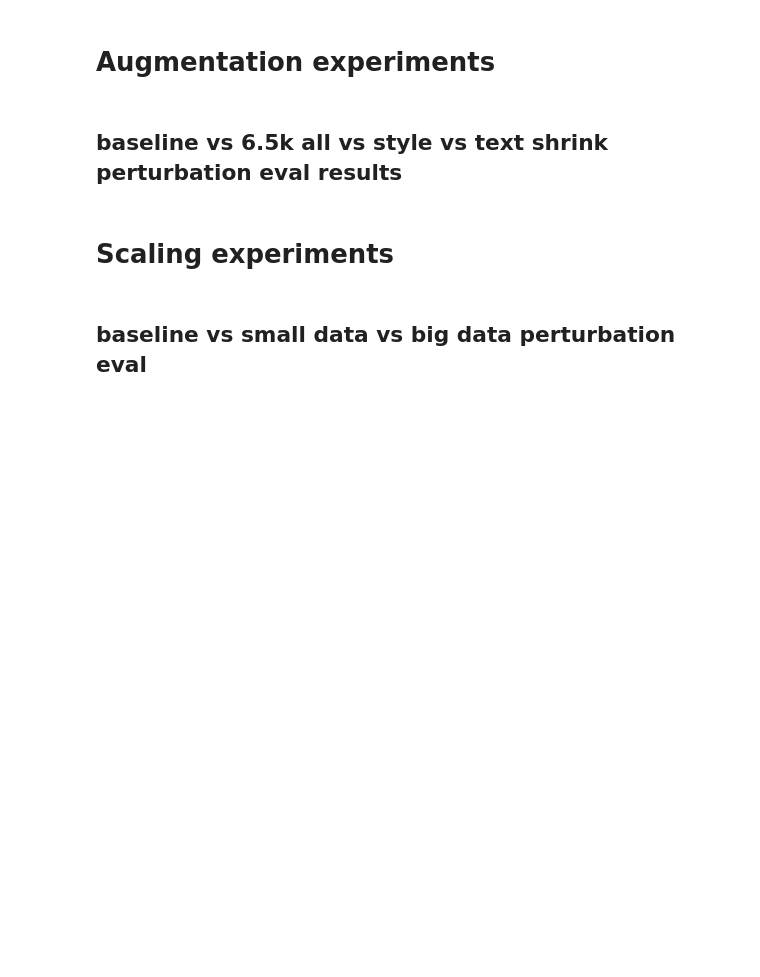
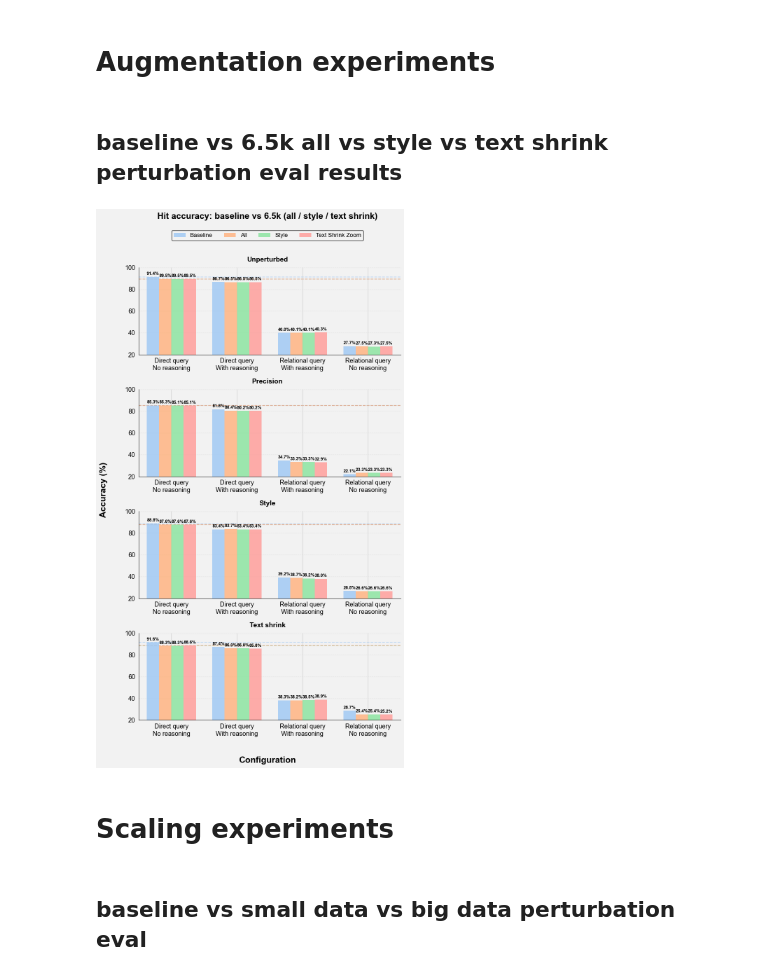
Before and after one commit to ManifoldRG/GUI-DR, a Jupyter notebook: data/finetuned_data_visualization_v3.ipynb, the cells around one changed output. Saved outputs shown, nothing was run; the diff lists cells and outputs as text; code cells hidden in the pictures; blank space fills up the shorter version.

```diff
--- a/data/finetuned_data_visualization_v3.ipynb
+++ b/data/finetuned_data_visualization_v3.ipynb
@@ -621,9 +757,9 @@ variants = ['original', 'precision', 'style', 'text_shrink']
 # Dataset variant labels: same samples, different perturbation for evaluation
 variant_labels = {
     'original': 'Unperturbed',
-    'precision': 'Precision perturbation',
-    'style': 'Style perturbation',
-    'text_shrink': 'Text shrink perturbation'
+    'precision': 'Precision',
+    'style': 'Style',
+    'text_shrink': 'Text shrink'
 }
 # Configuration labels: query type + reasoning (no abbreviations)
 config_order = [
@@ -750,15 +886,16 @@ def plot_perturbation_grouped_bars(summary_df, models, model_color_dict, suptitl
         data_min = min(all_pct_vals)
         y_min_global = max(20, data_min - 5)
         y_min_global = (y_min_global // 5) * 5
-    fig.suptitle(suptitle_text, fontsize=22, fontweight='bold', y=0.995)
-    fig.supxlabel('Configuration', fontsize=20, fontweight='bold')
-    fig.supylabel('Accuracy (%)' if use_pct else metric_labels[metric], fontsize=20, fontweight='bold')
+    fig.suptitle(suptitle_text, fontsize=18, fontweight='bold', y=0.995)
+    fig.supxlabel('Configuration', fontsize=18, fontweight='bold')
+    fig.supylabel('Accuracy (%)' if use_pct else metric_labels[metric], fontsize=18, fontweight='bold')
     n_models = len(models)
     total_bar_span = 0.75
     width = total_bar_span / n_models
     x_pos = np.arange(len(config_order_plot))
     bar_positions = [x_pos - (n_models - 1) / 2 * width + i * width for i in range(n_models)]
-    label_offset_pct = 1.0
+    label_offset_pct = 0.8
+    label_fontsize = 9
     legend_handles, legend_labels = None, None
     for variant_idx, variant in enumerate(variants):
         ax = axes[variant_idx]
@@ -780,9 +917,9 @@ def plot_perturbation_grouped_bars(summary_df, models, model_color_dict, suptitl
                     height = bar.get_height()
                     lbl = f'{val:.1f}%' if use_pct else f'{val:.3f}'
                     y_place = height + label_offset_pct if height >= 0 else height - label_offset_pct
-                    ax.text(bar.get_x() + bar.get_width()/2., y_place, lbl, ha='center', va='bottom' if height >= 0 else 'top', fontsize=12, fontweight='bold', zorder=2)
+                    ax.text(bar.get_x() + bar.get_width()/2., y_place, lbl, ha='center', va='bottom' if height >= 0 else 'top', fontsize=label_fontsize, fontweight='bold', zorder=2)
         ax.set_xticks(x_pos)
-        ax.set_xticklabels([label for _, _, label in config_order_plot], fontsize=16)
+        ax.set_xticklabels([label for _, _, label in config_order_plot], fontsize=12)
         ax.tick_params(axis='both', labelsize=13)
         ax.set_xlim(x_pos[0] - 0.5, x_pos[-1] + 0.5)
         ax.grid(True, alpha=0.3, linestyle='--', axis='y', zorder=0)
@@ -791,12 +928,12 @@ def plot_perturbation_grouped_bars(summary_df, models, model_color_dict, suptitl
         ax.spines["right"].set_visible(False)
         if variant_idx == 0:
             legend_handles, legend_labels = ax.get_legend_handles_labels()
-    fig.legend(legend_handles, legend_labels, ncol=n_models, fontsize=14, loc='lower center', bbox_to_anchor=(0.5, 0.94), framealpha=0.95)
+    fig.legend(legend_handles, legend_labels, ncol=n_models, fontsize=12, loc='lower center', bbox_to_anchor=(0.5, 0.94), framealpha=0.95)
     plt.tight_layout(rect=[0.03, 0.02, 0.90, 0.94])
     plt.subplots_adjust(hspace=0.4)
     for variant_idx, ax in enumerate(axes):
         pos = ax.get_position()
-        fig.text(0.5, pos.y1 + 0.008, variant_labels[variants[variant_idx]], fontsize=16, fontweight='bold', ha='center', va='bottom')
+        fig.text(0.5, pos.y1 + 0.008, variant_labels[variants[variant_idx]], fontsize=14, fontweight='bold', ha='center', va='bottom')
     plt.show()
 
 print(f"Plot 1 models: {models_plot1}, summary shape: {summary_df_plot1.shape}")
@@ -810,9 +956,11 @@ print(f"Levels: L1, L2")
 # %%
 # PLOT: Baseline vs 6.5k all vs style vs text shrink — perturbation eval (shared logic)
 plot_perturbation_grouped_bars(
     summary_df_plot1, models_plot1, model_color_dict_plot1,
-    'Baseline vs 6.5k All vs Style vs Text Shrink — Target Element Hit Accuracy'
+    'Hit accuracy: baseline vs 6.5k (all / style / text shrink)'
 )
+# %% [output]
+[figure, added]
 # %% [markdown]
 # Scaling experiments
 # %% [markdown]
```
Also changed, not shown: parts of 14 cells of this notebook.
